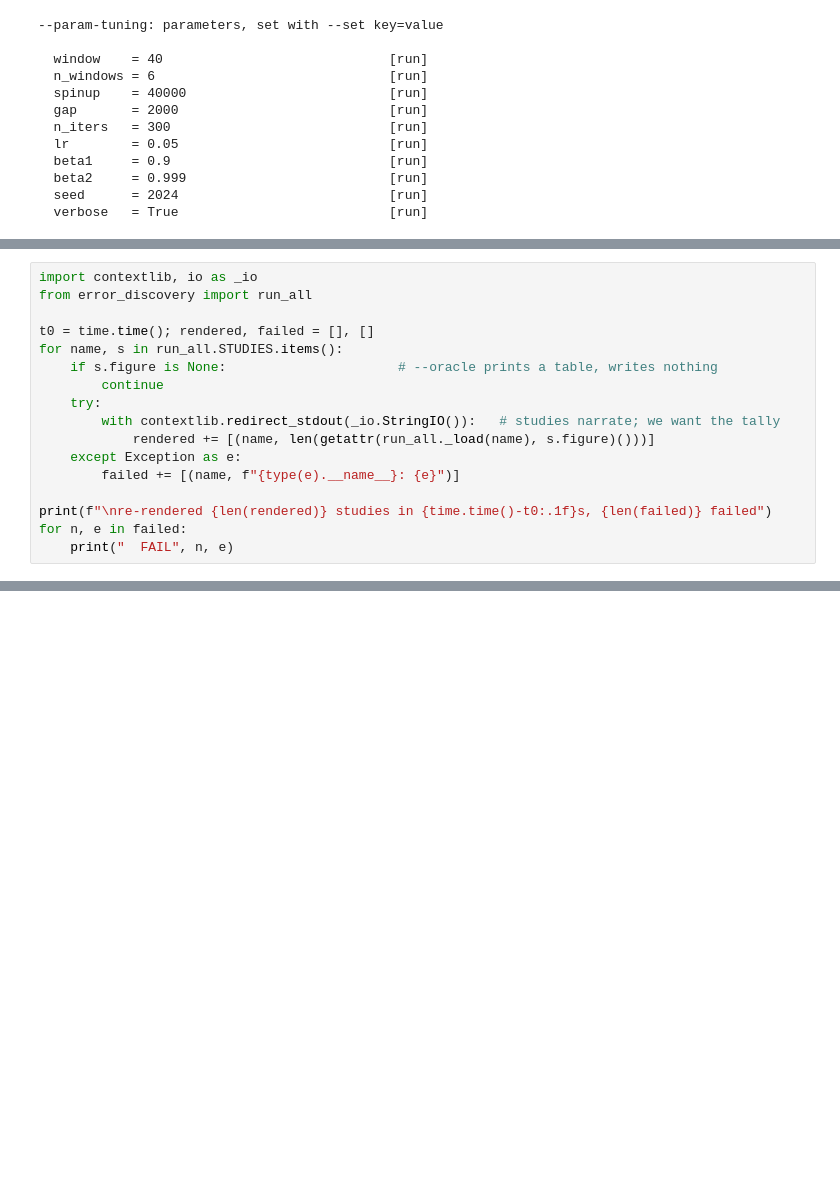
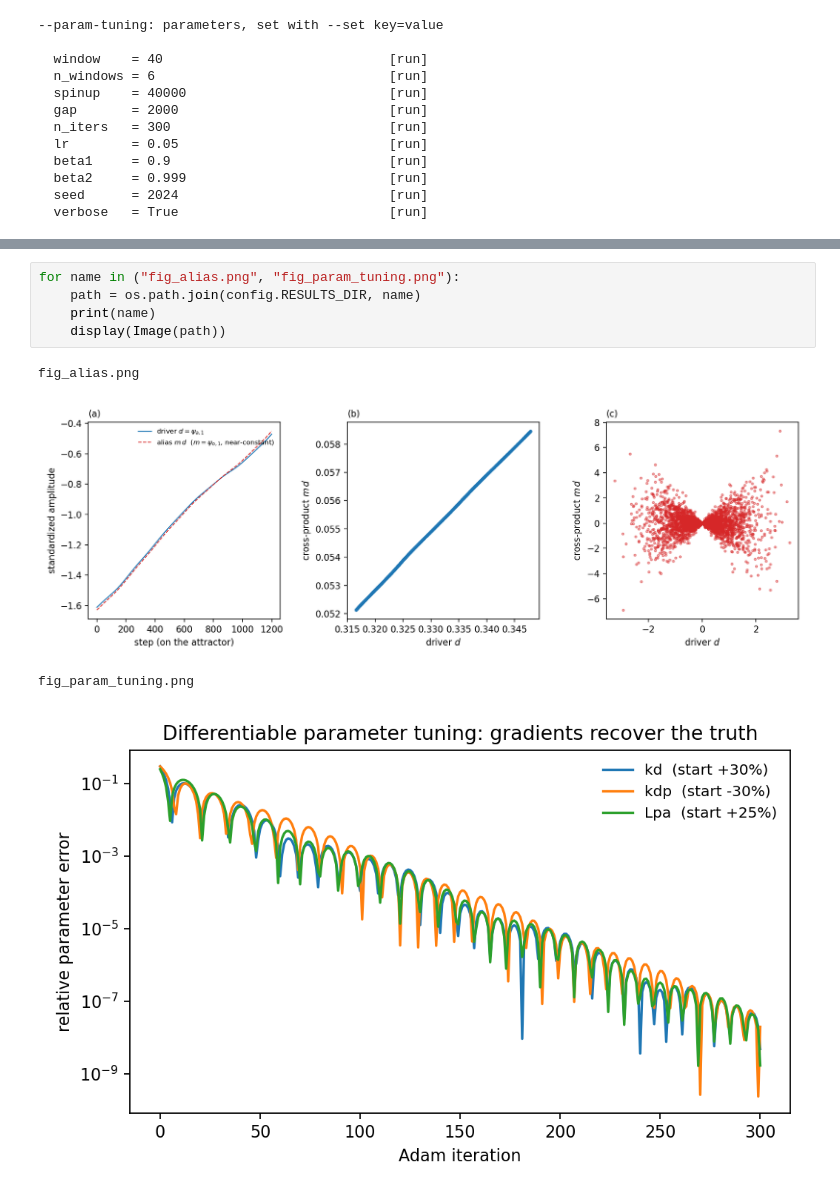
Before and after one commit to AidenPape/dqgs, a Jupyter notebook: notebooks/getting_started.ipynb, the cells around one changed output, grey strips where cells are left out. Drawn from its saved outputs; the diff is of its cells as text; blank space fills up the shorter version.

```diff
--- a/notebooks/getting_started.ipynb
+++ b/notebooks/getting_started.ipynb
@@ -421,17 +329,0 @@ no test calls any `run()` or `figure()`.
-# %%
-import contextlib, io as _io
-from error_discovery import run_all
-
-t0 = time.time(); rendered, failed = [], []
-for name, s in run_all.STUDIES.items():
-    if s.figure is None:                      # --oracle prints a table, writes nothing
-        continue
-    try:
-        with contextlib.redirect_stdout(_io.StringIO()):   # studies narrate; we want the tally
-            rendered += [(name, len(getattr(run_all._load(name), s.figure)()))]
-    except Exception as e:
-        failed += [(name, f"{type(e).__name__}: {e}")]
-
-print(f"\nre-rendered {len(rendered)} studies in {time.time()-t0:.1f}s, {len(failed)} failed")
-for n, e in failed:
-    print("  FAIL", n, e)
@@ -502,0 +399,10 @@ to remove this notebook's own outputs:
+# %%
+for name in ("fig_alias.png", "fig_param_tuning.png"):
+    path = os.path.join(config.RESULTS_DIR, name)
+    print(name)
+    display(Image(path))
+# %% [output]
+fig_alias.png
+[figure, added]
+fig_param_tuning.png
+[figure, added]
```
Also changed, not shown: parts of 42 cells of this notebook, 8 other files.
